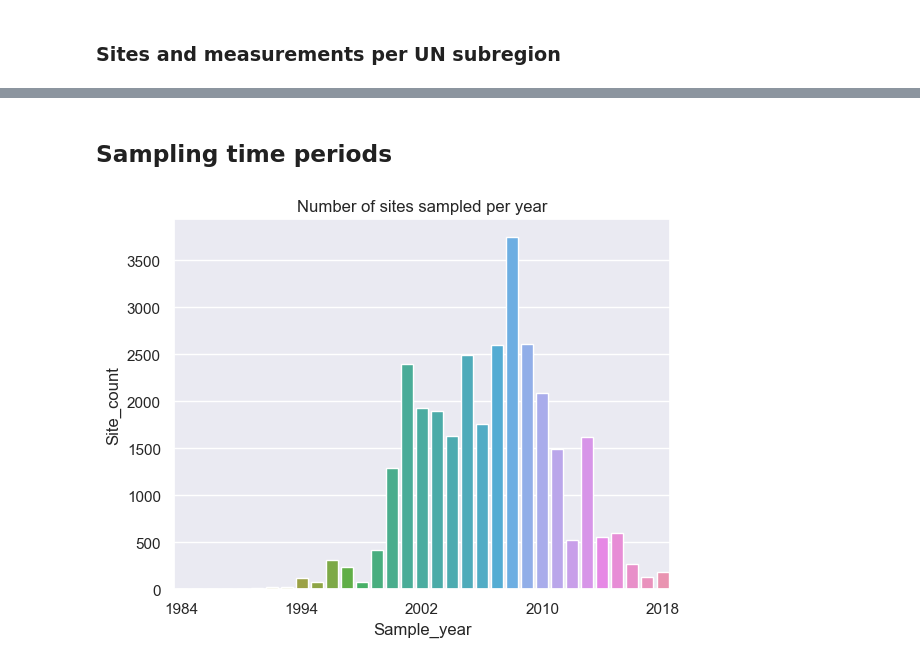
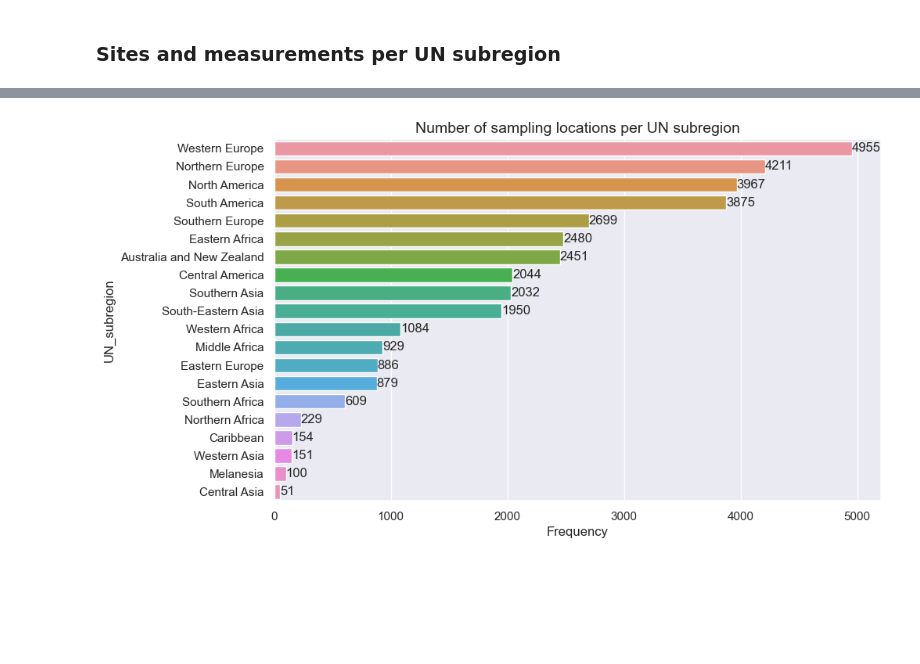
Before and after one commit to j-nystrom/biodiversity-impacts, a Jupyter notebook: notebooks/predicts_data_exploration.ipynb, the cells around one changed output, grey strips where cells are left out. Saved outputs shown, nothing was run; the diff lists cells and outputs as text; code cells hidden in the pictures; blank space fills up the shorter version.

```diff
--- a/notebooks/predicts_data_exploration.ipynb
+++ b/notebooks/predicts_data_exploration.ipynb
@@ -990,3 +408,0 @@ plot_histogram_with_density(
-# %%
-# Load the complete data set, this time using polars
-df_predicts = pl.read_csv("../../data/PREDICTS/merged_data.csv")
@@ -1230,2 +408,0 @@ plot_histogram_with_density(
-# %% [markdown]
-## Sampling time periods
@@ -1248,10 +409,12 @@ yearly_count = df_dates.group_by("Sample_year").agg(
-# %%
-# Plot the results
-sns.set_style("dark")
-sns.set()
-ax = sns.barplot(data=yearly_count.to_pandas(), x="Sample_year", y="Site_count")
-ax.xaxis.set_major_locator(MaxNLocator(nbins=5))
-plt.title("Number of sites sampled per year")
-plt.show()
-# %% [output]
-[figure, removed]
+# %%
+plot_frequencies(
+    df_predicts,
+    group_col="UN_subregion",
+    count_col="SSS",
+    count_type="unique_values",
+    title="Number of sampling locations per UN subregion",
+    sort_ascending=False,
+    flip_axes=True,
+)
+# %% [output]
+[figure, added]
```
Also changed, not shown: parts of 160 cells of this notebook, 3 other files.
